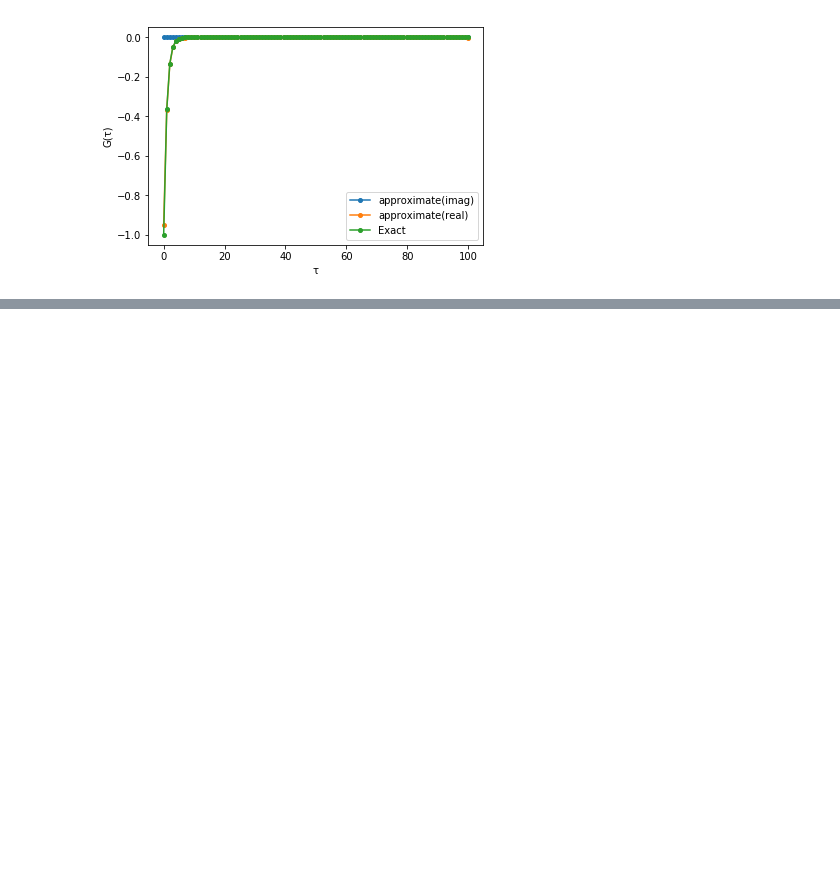
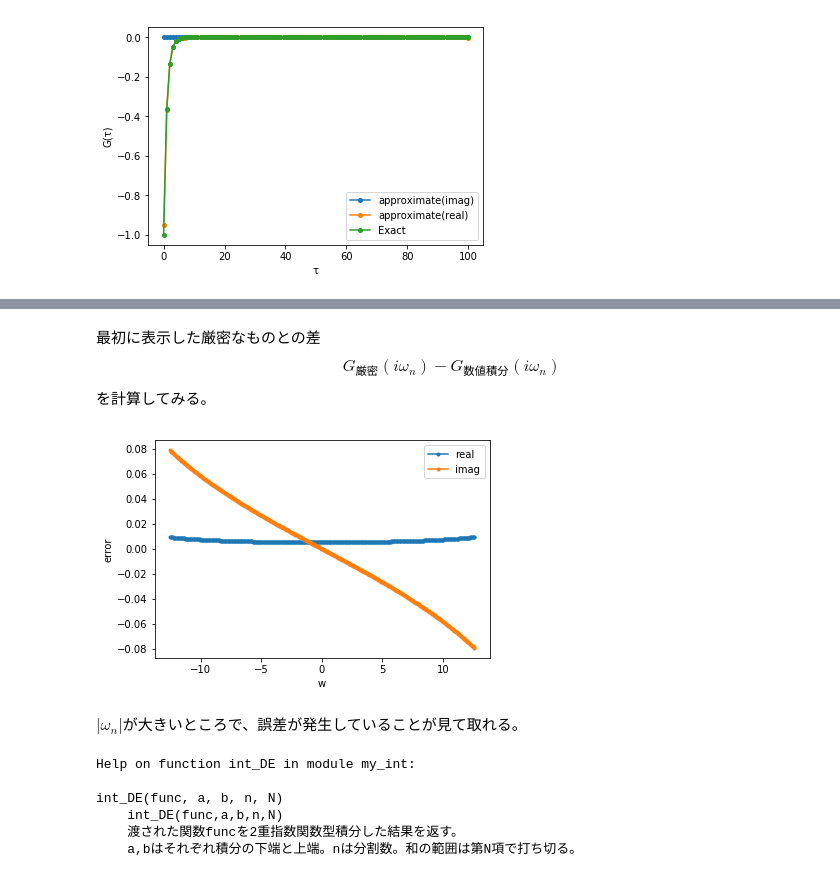
Before and after one commit to ykamizato/IPT, a Jupyter notebook: IPT,グリーン関数１.ipynb, the cells around one changed output, grey strips where cells are left out. Saved outputs shown, nothing was run; the diff lists cells and outputs as text; code cells hidden in the pictures; blank space fills up the shorter version.

```diff
--- a/IPT,グリーン関数１.ipynb
+++ b/IPT,グリーン関数１.ipynb
@@ -146,0 +188,24 @@ plt.show()
+# %% [markdown]
+最初に表示した厳密なものとの差
+$$G_{厳密}(i\omega_n) - G_{数値積分}(i\omega_n)$$
+を計算してみる。
+# %%
+plt.plot(w, G_iw.real - G_iw_trapz.real, label='real', marker='.')
+plt.plot(w, G_iw.imag - G_iw_trapz.imag, label='imag', marker='.')
+plt.xlabel('w')
+plt.ylabel('error')
+plt.legend()
+plt.show()
+# %% [output]
+[figure, added]
+# %% [markdown]
+$|\omega_n|$が大きいところで、誤差が発生していることが見て取れる。
+# %%
+help(my_int.int_DE)
+# %% [output]
+Help on function int_DE in module my_int:
+
+int_DE(func, a, b, n, N)
+    int_DE(func,a,b,n,N)
+    渡された関数funcを2重指数関数型積分した結果を返す。
+    a,bはそれぞれ積分の下端と上端。nは分割数。和の範囲は第N項で打ち切る。
```
Also changed, not shown: parts of 7 cells of this notebook, 2 other files.
